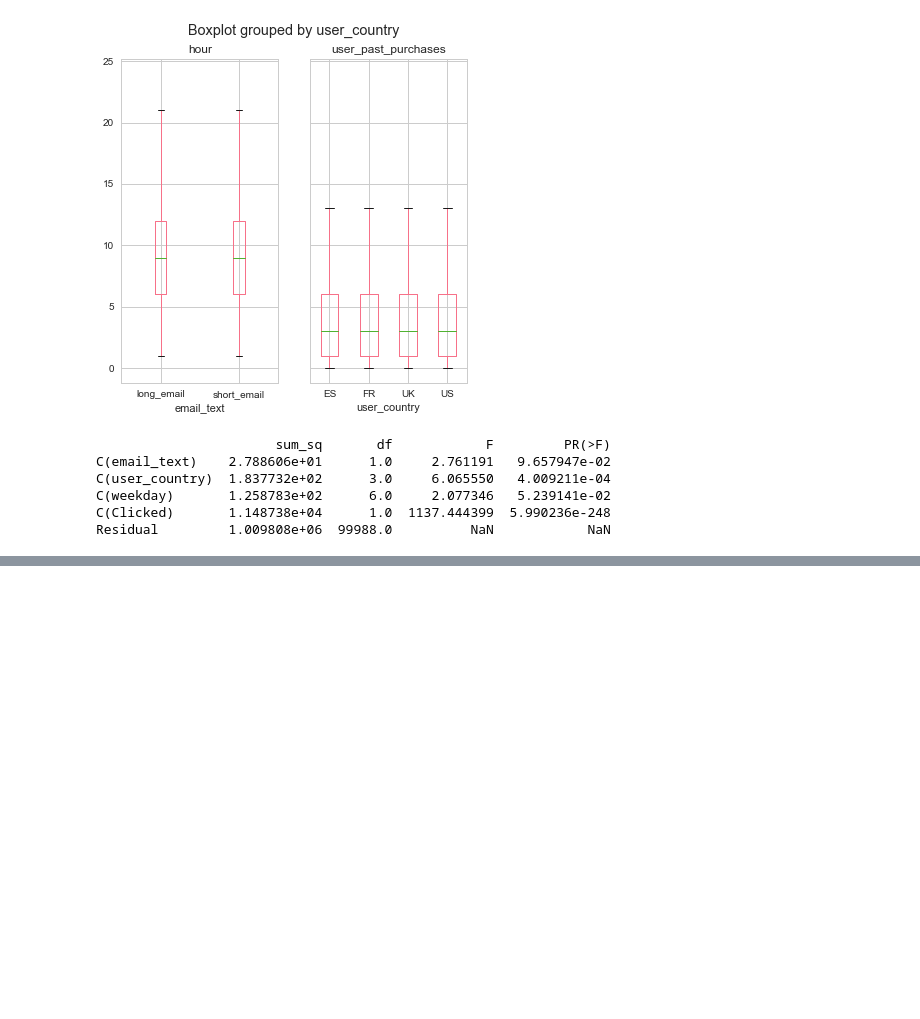
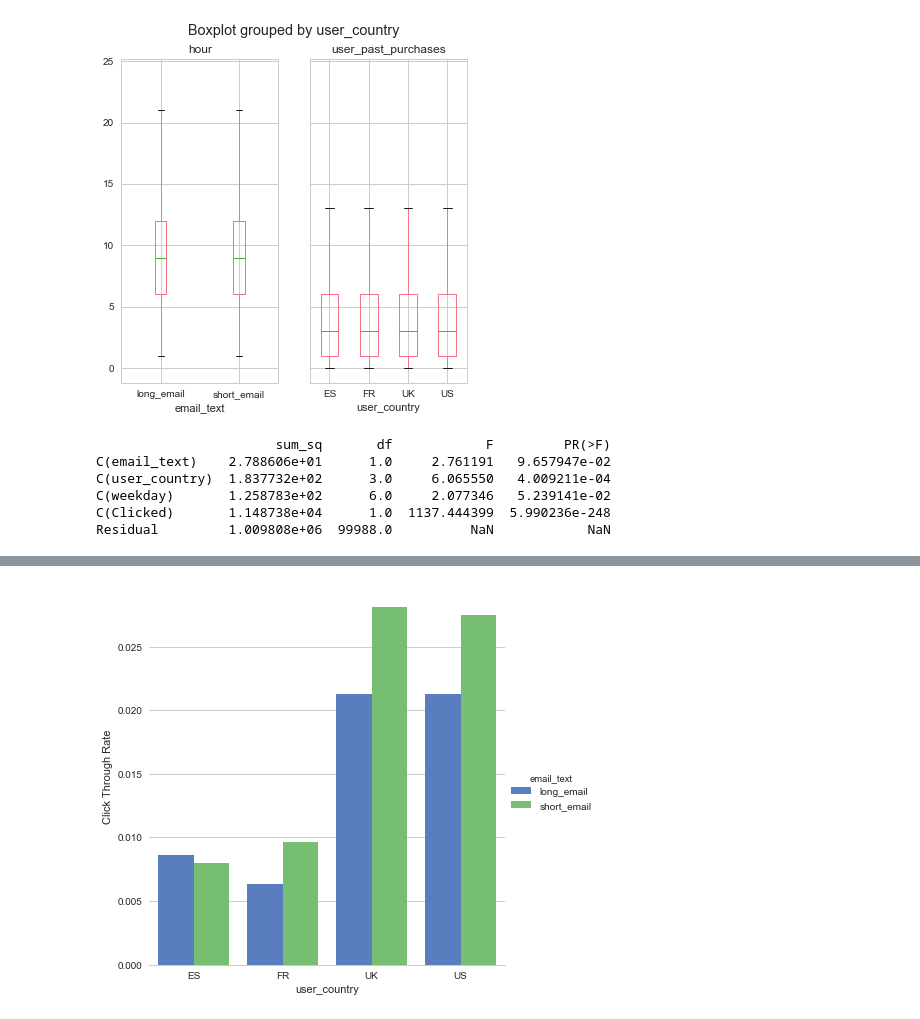
Before and after one commit to dipalira/DS-Challenges, a Jupyter notebook: Email Campaign/Email Marketing Challenge.ipynb, the cells around one changed output, grey strips where cells are left out. Drawn from its saved outputs; the diff is of its cells as text; code cells hidden in the pictures; blank space fills up the shorter version.

```diff
--- a/Email Campaign/Email Marketing Challenge.ipynb
+++ b/Email Campaign/Email Marketing Challenge.ipynb
@@ -172,0 +190,5 @@ Residual         1.009808e+06  99988.0          NaN            NaN
+# %%
+#Country
+get_plot_ctr(["user_country","email_text"], hue = "email_text")
+# %% [output]
+[figure, added]
```
Also changed, not shown: parts of 6 cells of this notebook.
